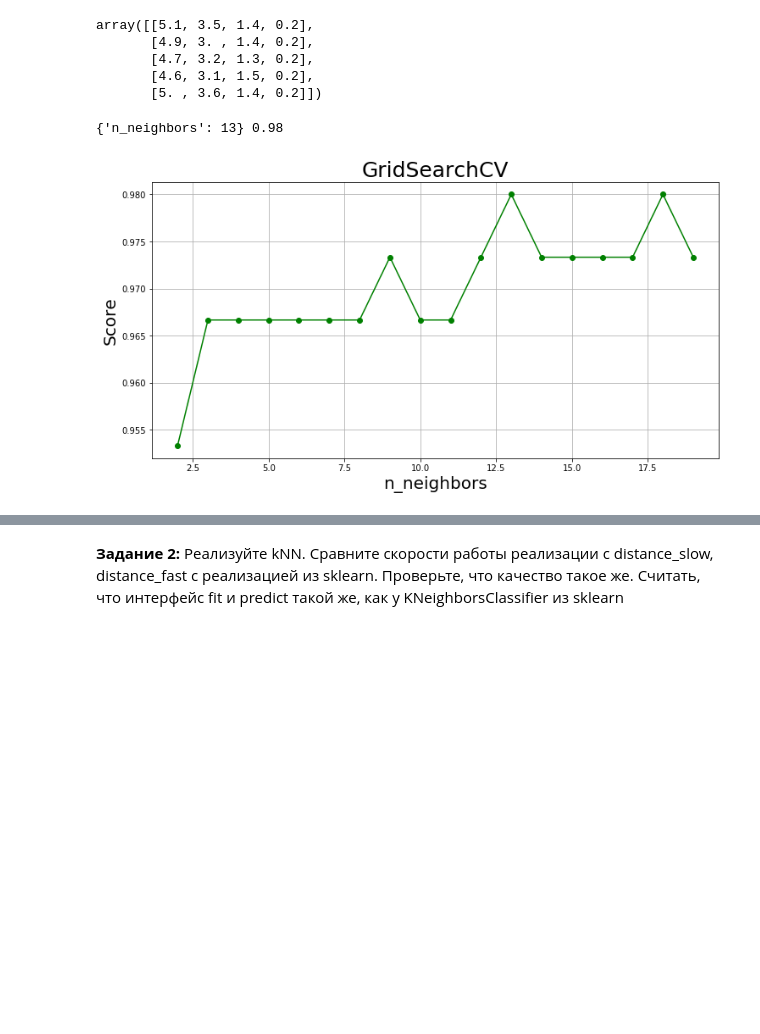
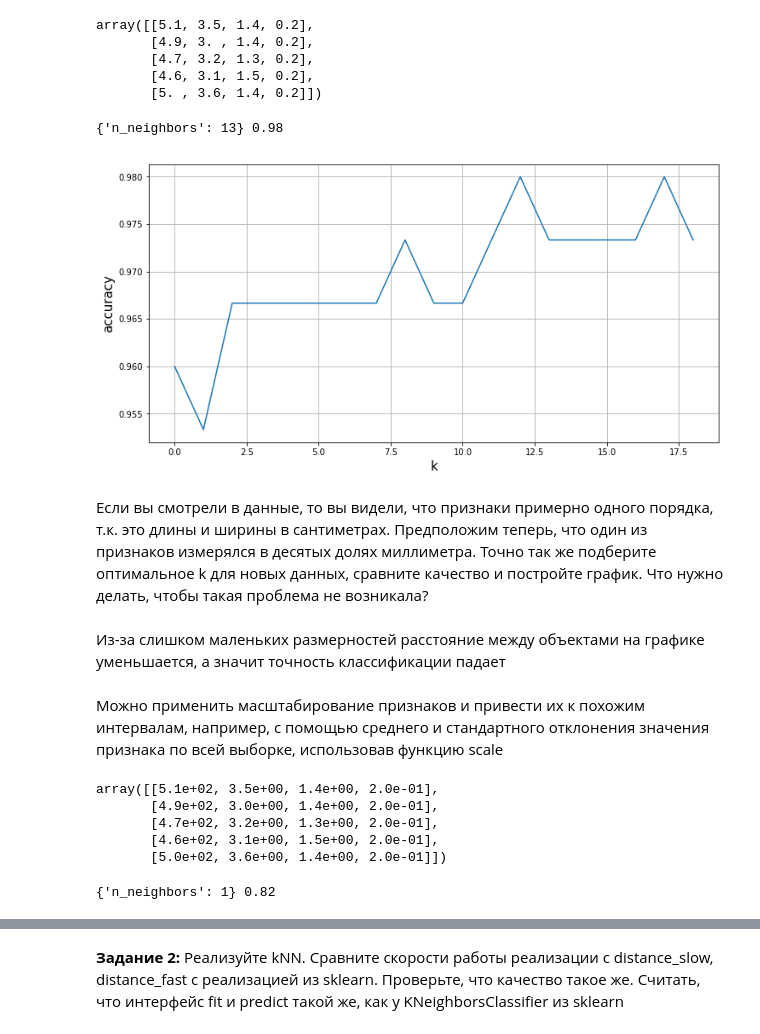
Before and after one commit to DeeMMoon/machine_lerning_hometask, a Jupyter notebook: Hometask_2.ipynb, the cells around one changed output, grey strips where cells are left out. Drawn from its saved outputs; the diff is of its cells as text; code cells hidden in the pictures; blank space fills up the shorter version.

```diff
--- a/Hometask_2.ipynb
+++ b/Hometask_2.ipynb
@@ -53,24 +53,46 @@ array([[5.1, 3.5, 1.4, 0.2],
 # Вы уже умеете пользоваться GridSearchCV (см семинар по knn)
 
 knn=KNeighborsClassifier()
-knn_grid = {'n_neighbors': np.array(np.arange(2, 20, 1), dtype='int')}
-gs = GridSearchCV(knn, knn_grid, cv=10)
+knn_grid = {'n_neighbors': np.arange(1, 20)}
+gscv = GridSearchCV(knn, knn_grid, cv=10)
 
-gs.fit(iris_X, iris_y)
-print(gs.best_params_, gs.best_score_)
-
-plt.figure(figsize=(12, 6))
-plt.grid(True)
-plt.plot(knn_grid['n_neighbors'], gs.cv_results_['mean_test_score'], 'go-')
-plt.xlabel('n_neighbors', fontsize=20)
-plt.ylabel('Score', fontsize=20)
-plt.title('GridSearchCV', fontsize=25)
-plt.show()
-
-# ....
+gscv.fit(iris_X, iris_y)
+print(gscv.best_params_, gscv.best_score_)
 # %% [output]
 {'n_neighbors': 13} 0.98
-[figure, removed]
+# %%
+plt.figure(figsize=(12, 6))
+plt.plot(gscv.cv_results_["mean_test_score"])
+plt.xlabel("k", fontsize=15)
+plt.ylabel("accuracy", fontsize=15)
+plt.grid()
+plt.show()
+# %% [output]
+[figure, added]
+# %% [markdown]
+Если вы смотрели в данные, то вы видели, что признаки примерно одного порядка, т.к. это длины и ширины в сантиметрах. Предположим теперь, что один из признаков измерялся в десятых долях миллиметра. Точно так же подберите оптимальное k для новых данных, сравните качество и постройте график. Что нужно делать, чтобы такая проблема не возникала?
+# %% [markdown]
+Из-за слишком маленьких размерностей расстояние между объектами на графике уменьшается, а значит точность классификации падает
+# %% [markdown]
+Можно применить масштабирование признаков и привести их к похожим интервалам, например, с помощью среднего и стандартного отклонения значения признака по всей выборке, использовав функцию scale
+# %%
+X_new = iris_X * np.array((100, 1, 1, 1))
+X_new[:5]
+# %% [output]
+array([[5.1e+02, 3.5e+00, 1.4e+00, 2.0e-01],
+       [4.9e+02, 3.0e+00, 1.4e+00, 2.0e-01],
+       [4.7e+02, 3.2e+00, 1.3e+00, 2.0e-01],
+       [4.6e+02, 3.1e+00, 1.5e+00, 2.0e-01],
+       [5.0e+02, 3.6e+00, 1.4e+00, 2.0e-01]])
+# %%
+knn=KNeighborsClassifier()
+knn_grid = {'n_neighbors':np.arange(1,20)}
+gs = GridSearchCV(knn, knn_grid, cv=10)
+
+gs.fit(X_new, iris_y)
+print(gs.best_params_, gs.best_score_)
+# %% [output]
+{'n_neighbors': 1} 0.82
 # %%
 plt.figure(figsize=(12, 6))
 plt.plot(gs.cv_results_["mean_test_score"])
```
Also changed, not shown: parts of 8 cells of this notebook.
